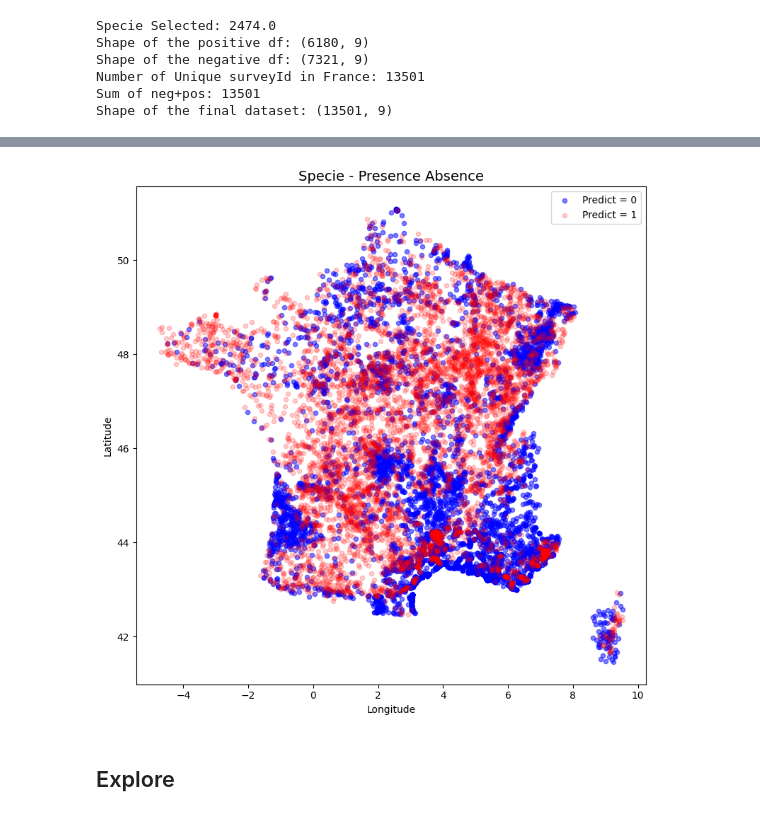
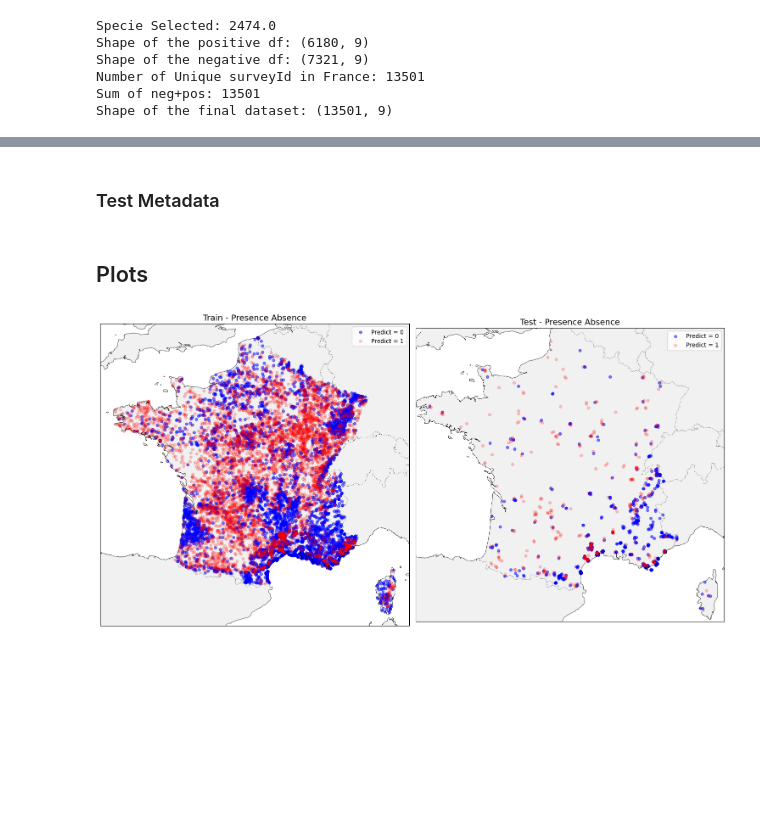
Before and after one commit to emanuel-gf/PlantNet-Species-ML-Project, a Jupyter notebook: reduce_df.ipynb, the cells around one changed output, grey strips where cells are left out. Cells and saved outputs as stored; diff of their text form; code cells hidden in the pictures; blank space fills up the shorter version.

Commit message:
create nice plots and metadata

```diff
--- a/reduce_df.ipynb
+++ b/reduce_df.ipynb
@@ -8,7 +11,9 @@ import geopandas as gpd
 ### Train Dataset
 # %%
 ## Read here PA train
-pa = pd.read_csv("/mnt/d/desktop/COPERNICUS/Classes/3-semester/ml/species/output/PresenceAbsenceSurveys/GLC24-PA-metadata-train.csv")
+path_to_pa_train = "/mnt/d/desktop/COPERNICUS/Classes/3-semester/ml/species/output/PresenceAbsenceSurveys/GLC24-PA-metadata-train.csv"
+
+pa = pd.read_csv(path_to_pa_train)
 pa.head()
 # %% [output]
 |  | lon | lat | year | geoUncertaintyInM | areaInM2 | region | country | speciesId | surveyId |
@@ -118,0 +96,2 @@ gdf.head()
+# %% [markdown]
+### Test Metadata
@@ -119,39 +132,89 @@ gdf.head()
+# %% [markdown]
+## Plots
 # %%
+## gdf only France
+gdf_test = gpd.GeoDataFrame(new_df,
+                            geometry = gpd.points_from_xy(new_df["lon"],
+                                                     new_df["lat"]),
+                       crs="EPSG:4326")
+
+gdf = gpd.GeoDataFrame(final_df_train,
+                       geometry = gpd.points_from_xy(final_df_train["lon"],
+                                                     final_df_train["lat"]),
+                       crs="EPSG:4326")
+
+## Select specie
 def if_else(x):
     if int(x)==2474:
         return 1
     else:
         return 0
 gdf['predict']= gdf['speciesId'].apply(lambda x: if_else(x))
+
+gdf_test['predict'] = gdf_test['contain_specie']
 # %%
 # Create the plot
-fig, ax = plt.subplots(figsize=(10, 8))
 
-# Plot points where predict = 0
+fig, ax = plt.subplots(nrows=1,ncols=2,
+    figsize=(15, 15),
+    subplot_kw={'projection': ccrs.PlateCarree()}
+)
+
+ax[0].add_feature(cfeature.BORDERS, linewidth=0.5, linestyle=':')
+ax[0].add_feature(cfeature.LAND, facecolor='lightgray', alpha=0.3)
+ax[0].add_feature(cfeature.COASTLINE, linewidth=0.5)
+ax[1].add_feature(cfeature.BORDERS, linewidth=0.5, linestyle=':')
+ax[1].add_feature(cfeature.LAND, facecolor='lightgray', alpha=0.3)
+ax[1].add_feature(cfeature.COASTLINE, linewidth=0.5)
+
+### TRAIN
 gdf[gdf['predict'] == 0].plot(
-    ax=ax,
+    ax=ax[0],
     color='blue',
     alpha=0.5,  # Transparency value (0-1)
     markersize=20,
     label='Predict = 0'
 )
 
 # Plot points where predict = 1
 gdf[gdf['predict'] == 1].plot(
-    ax=ax,
+    ax=ax[0],
     color='red',
     alpha=0.2,  # Transparency value (0-1)
     markersize=20,
     label='Predict = 1'
 )
 
-ax.set_title('Specie - Presence Absence', fontsize=14)
-ax.set_xlabel('Longitude')
-ax.set_ylabel('Latitude')
-ax.legend()
+ax[0].set_title('Train - Presence Absence', fontsize=14)
+ax[0].set_xlabel('Longitude')
+ax[0].set_ylabel('Latitude')
+ax[0].legend()
+
+
+### TESTE
+gdf_test[gdf_test['predict'] == 0].plot(
+    ax=ax[1],
+    color='blue',
+    alpha=0.5,  # Transparency value (0-1)
+    markersize=20,
+    label='Predict = 0'
+)
+
+# Plot points where predict = 1
+gdf_test[gdf_test['predict'] == 1].plot(
+    ax=ax[1],
+    color='red',
+    alpha=0.2,  # Transparency value (0-1)
+    markersize=20,
+    label='Predict = 1'
+)
+
+ax[1].set_title('Test - Presence Absence', fontsize=14)
+ax[1].set_xlabel('Longitude')
+ax[1].set_ylabel('Latitude')
+ax[1].legend()
+
 plt.tight_layout()
 plt.show()
 # %% [output]
-[figure, old version]
+[figure, new version]
-# %% [markdown]
-## Explore
```
Also changed, not shown: parts of 24 cells of this notebook.
